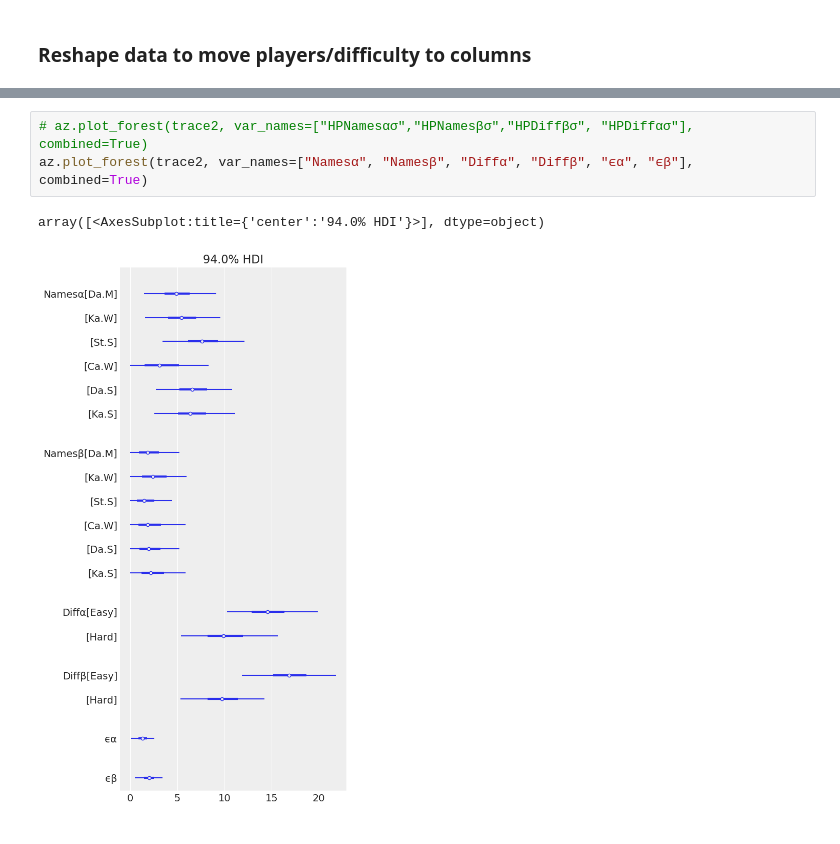
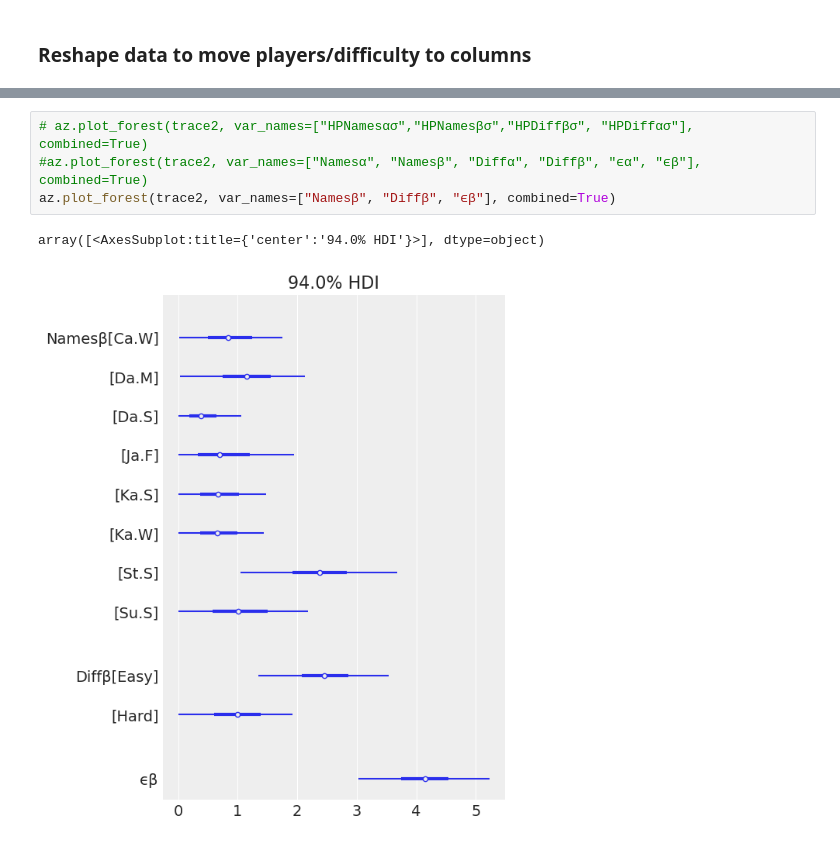
Before and after one commit to DJSherwood/wordle-analysis, a Jupyter notebook: BetterBinomial.ipynb, the cells around one changed output, grey strips where cells are left out. Drawn from its saved outputs; the diff is of its cells as text.

```diff
--- a/BetterBinomial.ipynb
+++ b/BetterBinomial.ipynb
@@ -210,6 +162,7 @@ az.summary(trace2, var_names=["HPNamesασ","HPNamesβσ","HPDiffβσ", "HPDiff
 # %%
 # az.plot_forest(trace2, var_names=["HPNamesασ","HPNamesβσ","HPDiffβσ", "HPDiffασ"], combined=True)
-az.plot_forest(trace2, var_names=["Namesα", "Namesβ", "Diffα", "Diffβ", "ϵα", "ϵβ"], combined=True)
+#az.plot_forest(trace2, var_names=["Namesα", "Namesβ", "Diffα", "Diffβ", "ϵα", "ϵβ"], combined=True)
+az.plot_forest(trace2, var_names=["Namesβ", "Diffβ", "ϵβ"], combined=True)
 # %% [output]
 array([<AxesSubplot:title={'center':'94.0% HDI'}>], dtype=object)
-[figure, old version]
+[figure, new version]
```
Also changed, not shown: parts of 38 cells of this notebook.
